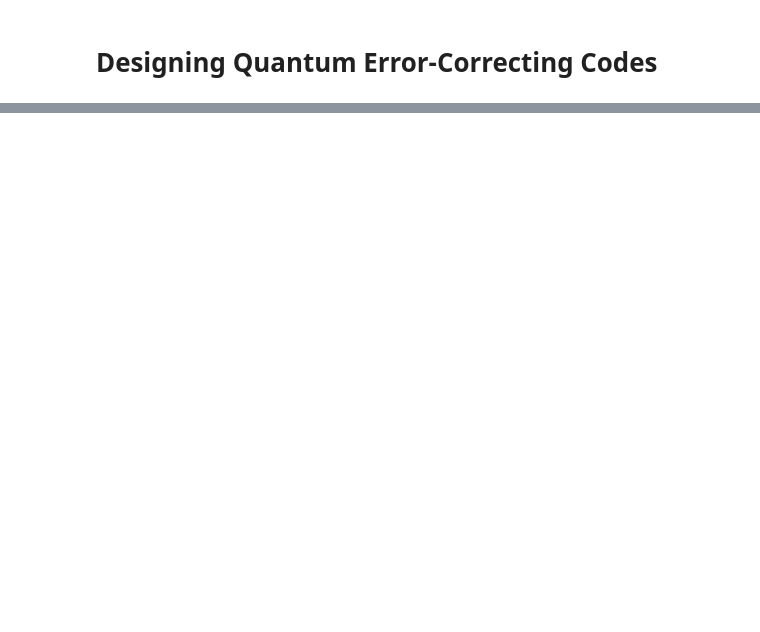
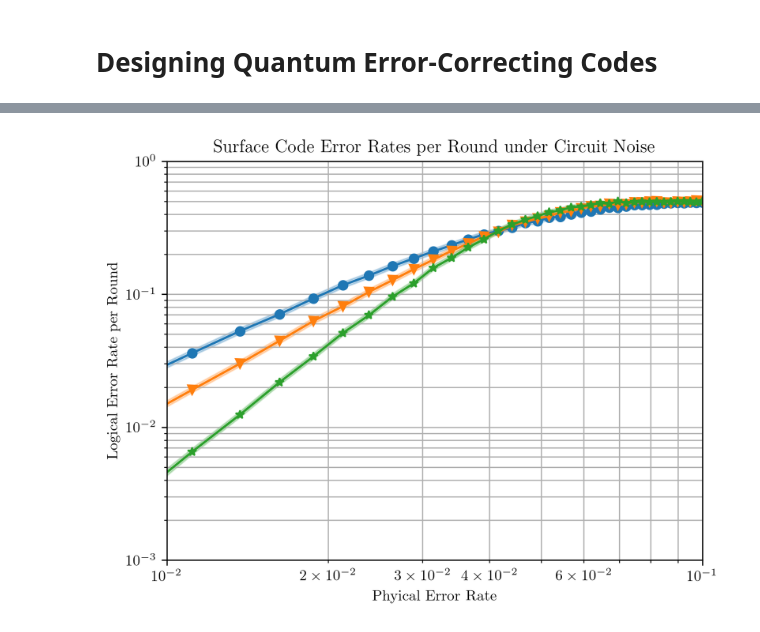
Before and after one commit to angelodibella/weave, a Jupyter notebook: Analysis.ipynb, the cells around one changed output, grey strips where cells are left out. Saved outputs shown, nothing was run; the diff lists cells and outputs as text; code cells hidden in the pictures; blank space fills up the shorter version.

Commit message:
Finish surface code and experiment with decoding

```diff
--- a/Analysis.ipynb
+++ b/Analysis.ipynb
@@ -50,0 +41,26 @@ surface_code.circuit.without_noise().diagram("timeline")
+# %%
+surface_code_tasks = [
+    sinter.Task(
+        circuit=model.StabilizerModel(
+            "surface_code:z_memory",
+            scale=(distance, distance),
+            rounds=distance * 3,
+            noise_circuit=0.0,
+            noise_data=noise,
+            noise_x_check=noise,
+            noise_z_check=noise,
+        ).circuit,
+        json_metadata={"distance": distance, "rounds": distance * 3, "noise": noise},
+    )
+    for distance in [5, 7, 9]
+    for noise in np.linspace(0.001, 0.10, 40)
+]
+# %%
+collected_surface_code_stats = sinter.collect(
+    num_workers=4,
+    tasks=surface_code_tasks,
+    decoders=["pymatching"],
+    max_shots=1_000_000,
+    max_errors=5_000,
+    print_progress=True,
+)
@@ -50,0 +85,19 @@ surface_code.circuit.without_noise().diagram("timeline")
+# %%
+fig, ax = plt.subplots(1, 1)
+sinter.plot_error_rate(
+    ax=ax,
+    stats=collected_surface_code_stats,
+    x_func=lambda stat: stat.json_metadata['noise'],
+    group_func=lambda stat: stat.json_metadata['distance'],
+    # failure_units_per_shot_func=lambda stat: stat.json_metadata['round'],
+)
+ax.set_ylim(1e-3, 1)
+ax.set_xlim(1e-2, 0.1)
+ax.loglog()
+ax.set_title("Surface Code Error Rates per Round under Circuit Noise")
+ax.set_xlabel("Phyical Error Rate")
+ax.set_ylabel("Logical Error Rate per Round")
+ax.grid(which='major')
+ax.grid(which='minor')
+# %% [output]
+[figure, added]
```
Also changed, not shown: parts of 6 cells of this notebook, 3 other files.
